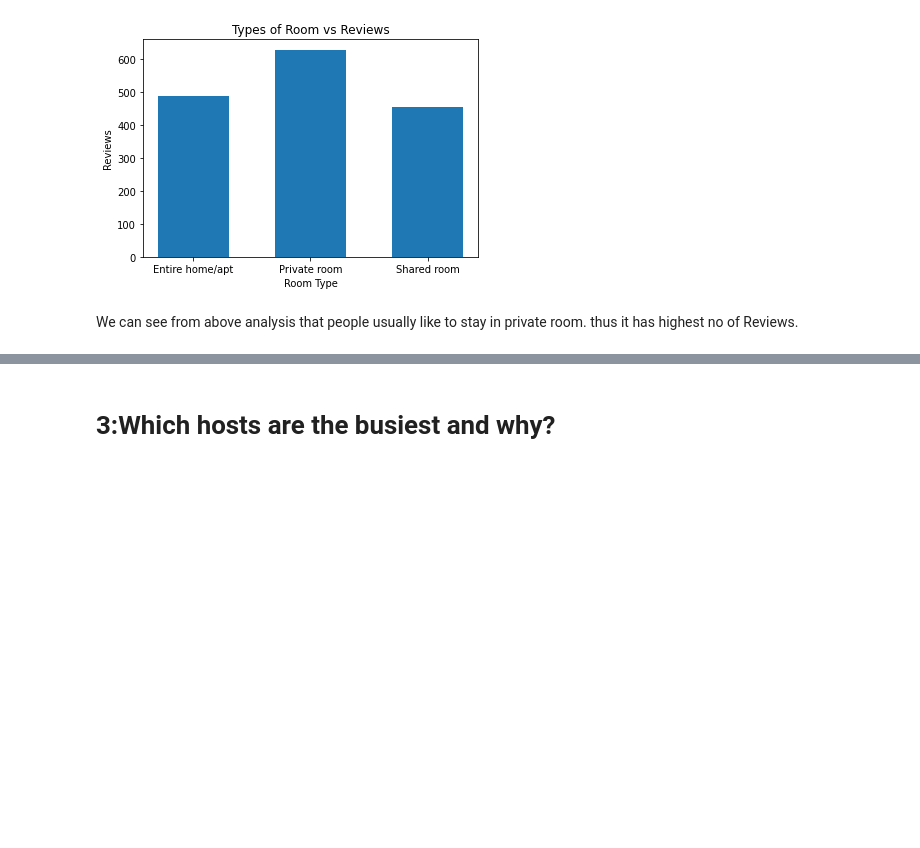
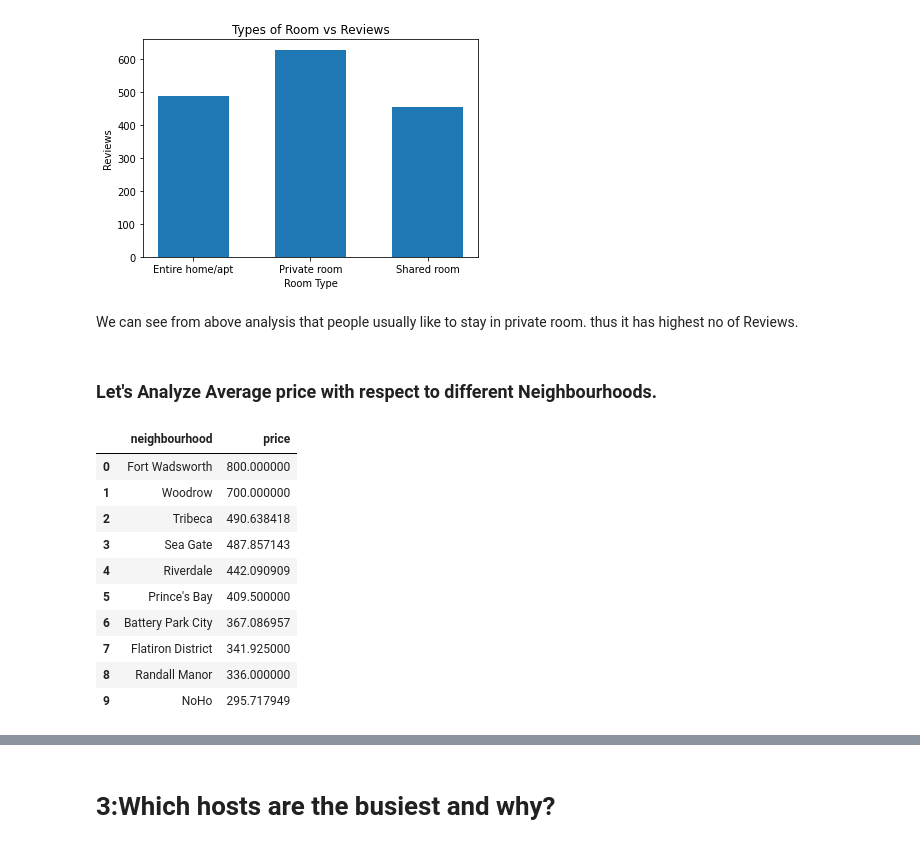
Before and after one commit to kamaluddin14/Airbnb-data-analysis, a Jupyter notebook: Copy_of_Airbnb_Bookings_Analysis_Kamaluddin_Capstone_Project.ipynb, the cells around one changed output, grey strips where cells are left out. Saved outputs shown, nothing was run; the diff lists cells and outputs as text; code cells hidden in the pictures; blank space fills up the shorter version.

```diff
--- a/Copy_of_Airbnb_Bookings_Analysis_Kamaluddin_Capstone_Project.ipynb
+++ b/Copy_of_Airbnb_Bookings_Analysis_Kamaluddin_Capstone_Project.ipynb
@@ -309,3 +331,21 @@ plt.show()
 [figure]
 # %% [markdown]
 We can see from above analysis that people usually like to stay in  private room. thus it has highest no of Reviews.
+# %% [markdown]
+### Let's Analyze Average price with respect to different Neighbourhoods.
+# %%
+# analysis of average price of top 10 Neighbourhood.
+neighbourhood_price = new_df.groupby(['neighbourhood'])['price'].mean().sort_values(ascending = False).reset_index()[:10]
+neighbourhood_price
+# %% [output]
+|  | neighbourhood | price |
+| 0 | Fort Wadsworth | 800.000000 |
+| 1 | Woodrow | 700.000000 |
+| 2 | Tribeca | 490.638418 |
+| 3 | Sea Gate | 487.857143 |
+| 4 | Riverdale | 442.090909 |
+| 5 | Prince's Bay | 409.500000 |
+| 6 | Battery Park City | 367.086957 |
+| 7 | Flatiron District | 341.925000 |
+| 8 | Randall Manor | 336.000000 |
+| 9 | NoHo | 295.717949 |
```
Also changed, not shown: parts of 6 cells of this notebook.
